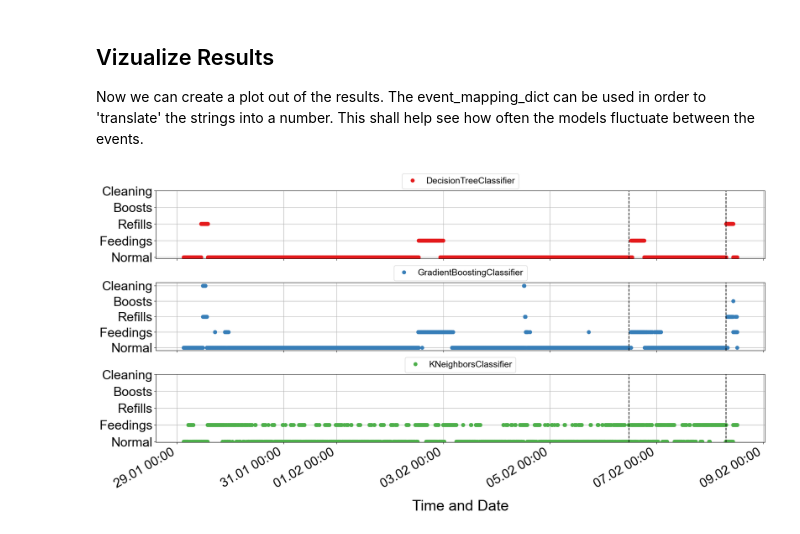
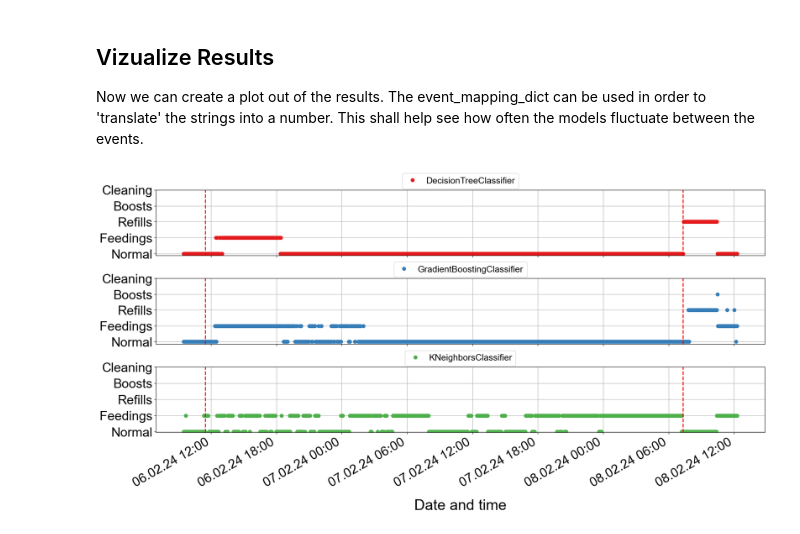
Before and after one commit to ElManu93/Digital-Twins-to-assess-and-predict-the-health-status-of-an-aquaponics-system, a Jupyter notebook: TwinNotebook.ipynb, the cells around one changed output. Saved outputs shown, nothing was run; the diff lists cells and outputs as text; code cells hidden in the pictures.

```diff
--- a/TwinNotebook.ipynb
+++ b/TwinNotebook.ipynb
@@ -910,16 +731 @@ Wall_times_DT = [7.51, 9.1, 10.5, 8.51, 8.27]     # ms
-# %%
-train_set = pd.read_csv('Versuch_3/Versuch_03_train_set.csv')
-
-ID_DICT = {'Feedings': [0, 1, 2, 3, 4, 5, 6, 7, 8, 9, 10, 11, 12, 13, 14, 15, 16], 'Refills': [17, 18, 19], 'Boosts': [20, 21], 'Cleaning': [22, 23], 'Normal': [24, 25, 26, 27, 28, 29, 30, 31, 32, 33, 34, 35, 36, 37, 38, 39, 40, 41, 42, 43, 44, 45, 46, 47, 48, 49, 50, 51, 52, 53, 54, 55, 56, 57, 58, 59, 60, 61, 62, 63, 64, 65, 66, 67, 68, 69, 70, 71, 72, 73, 74, 75, 76]}
-
-event_mapping_dict = {'Normal': 0, 'Feedings': 1, 'Refills': 2, 'Boosts': 3, 'Cleaning': 4}       #Kann an Anfang des Kapitels
-reverse_mapping_dict = {value: key for key, value in event_mapping_dict.items()}
-
-y = make_y(ID_DICT, event_mapping_dict)
-
-X = extract_features(train_set, column_id="ID", impute_function=impute, n_jobs=1)
-X_train_used = pd.read_csv('Versuch_1/X_train_filtered_Versuch_01.csv')
-X_train_filtered = sort_X(X, X_train_used.columns)
-
-decision_tree_classifier.fit(X_train_filtered, y)
 # %%
@@ -957,7 +761,7 @@ decision_tree_classifier.fit(X_train_filtered, y)
 # %%
 import pandas as pd
 # Get the used X_train_filtered, so we can sort the extracted features in the same way
-X_train_used = pd.read_csv('Versuch_3\X_train_filtered_Versuch_03.csv')
+X_train_used = pd.read_csv('X_train_filtered.csv')
 filter_coloums = X_train_used.columns
 
 results = simulate(complete_data, start_date='2024-02-08 03:48:58', end_date='2024-02-08 12:17:28', classifiers=[k_neighbors_classifier2], reverse_mapping_dict=reverse_mapping_dict, filter_coloums=filter_coloums, WINDOW_SIZE=60)
@@ -975,6 +779,19 @@ import matplotlib.pyplot as plt
 import matplotlib.dates as md
 
 colors = sns.color_palette("Set1", n_colors=3)
+
+plt.rcParams['font.sans-serif'] = 'Arial'
+plt.rcParams['font.size'] = 14             # general font size
+plt.rcParams['axes.titlesize'] = 30        # axis title size
+plt.rcParams['axes.labelsize'] = 30        # y axis label size
+plt.rcParams['xtick.labelsize'] = 26       # x tick label size
+plt.rcParams['ytick.labelsize'] = 26       # y tick label size
+plt.rcParams['legend.fontsize'] = 18
+plt.rcParams['legend.handlelength'] = 1.5
+plt.rcParams['figure.titlesize'] = 14
+plt.rcParams['axes.labelpad'] = 20
+plt.rcParams['path.simplify'] = True
+plt.rcParams['path.simplify_threshold'] = 0.9
 
 # Read results from CSV
 
@@ -987,7 +804,7 @@ normal_results.index = pd.to_datetime(normal_results.index)
 refill_results = pd.read_csv('Versuch_3/Versuch_03_Complete_Refill.csv', index_col=0, parse_dates=True)
 refill_results.index = pd.to_datetime(refill_results.index)
 
-long_term = pd.read_csv('Versuch_3/Versuch_03_Complete_LongLongTerm.csv', index_col=0, parse_dates=True)
+long_term = pd.read_csv('Versuch_3/Versuch_03_Complete_LongTerm.csv', index_col=0, parse_dates=True)
 long_term.index = pd.to_datetime(long_term.index)
 
 # Just in case redefine the event mapping dict
@@ -1004,48 +821,35 @@ def plot_results(results, mapping_dict=event_mapping_dict, colors=['red', 'green
     subplot_number = 1
     number_of_subplots = len(results.columns)
     plt.figure('Results', figsize=(19, 10))
 
     for model in results.columns:
         plt.subplot(number_of_subplots, 1, subplot_number)
-        plt.plot(results.index, results[model], label=model, marker='o', markersize=7, linestyle='', color=colors[subplot_number-1])
+        plt.plot(results.index, results[model], label=model, marker='o', markersize=7, linestyle='', color=colors[subplot_number-1], rasterized=True)
 
         for event in events:
-            plt.axvline(x=pd.to_datetime(event), color='black', linestyle='--', linewidth=1.5)
+            plt.axvline(x=pd.to_datetime(event), color='red', linestyle='--', linewidth=2)
 
         ax = plt.gca()
-        xfmt = md.DateFormatter('%d.%m %H:%M')       # Format of the x-axis labels
+        xfmt = md.DateFormatter('%d.%m.%y %H:%M')       # Format of the x-axis labels
         ax.xaxis.set_major_formatter(xfmt)
         plt.xlabel("Date and time")
         plt.gcf().autofmt_xdate()   # Rotate the x-axis labels for better readability
         plt.tight_layout(pad=0.8)
-        plt.xlabel('Time and Date')
         #plt.ylabel('Event')
         plt.yticks(list(mapping_dict.values()), list(mapping_dict.keys()))
         plt.grid()
         plt.legend(loc='upper center', bbox_to_anchor=(0.5, 1.32))
         subplot_number += 1
 
-    # Settings
-    plt.rcParams['font.sans-serif'] = 'Arial'
-    plt.rcParams['font.size'] = 14             # general font size
-    plt.rcParams['axes.titlesize'] = 30        # axis title size
-    plt.rcParams['axes.labelsize'] = 30        # y axis label size
-    plt.rcParams['xtick.labelsize'] = 26       # x tick label size
-    plt.rcParams['ytick.labelsize'] = 26       # y tick label size
-    plt.rcParams['legend.fontsize'] = 18
-    plt.rcParams['legend.handlelength'] = 1.5
-    plt.rcParams['figure.titlesize'] = 14
-    plt.rcParams['axes.labelpad'] = 20
-    #plt.legend(loc='upper center', bbox_to_anchor=(0.5, 1.15), ncol=number_of_subplots)
     plt.subplots_adjust(hspace=0.35)
-    plt.savefig('Versuch_3/Versuch_03_Complete_LongLongTerm.pdf')
+    plt.savefig('Versuch_3/Versuch_03_Complete_LongTerm.pdf')
     plt.show()
 
 #plot_results(boost_and_refill_numeric, colors=colors, events=['29.01.2024 10:52'])
 #plot_results(feeding_results_numeric, colors=colors, events=['02.02.2024 11:28'])
 #plot_results(refill_results_numeric, colors=colors, events=['2024-02-08 07:19:32'])
 #plot_results(miniboost_results_numeric, colors=colors, events=['2024-02-04 10:45:43'])
 #plot_results(normal_results_numeric, colors=colors)
 plot_results(long_term_numeric, colors=colors, events=test_dates[-3:-1])       #For only LongTerm: ['2024-02-06 11:29:56', '2024-02-08 07:19:32']
 # %% [output]
-[figure, old version]
+[figure, new version]
```
Also changed, not shown: parts of 44 cells of this notebook.
